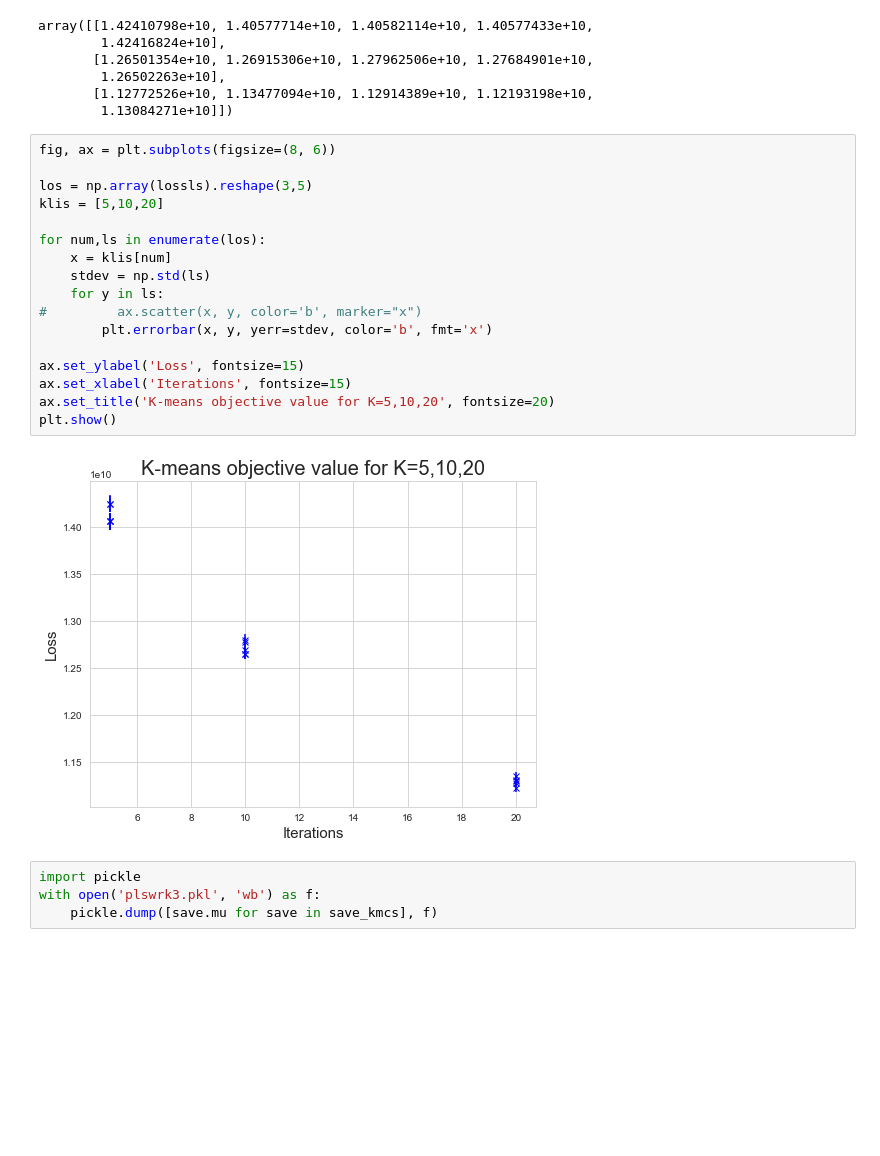
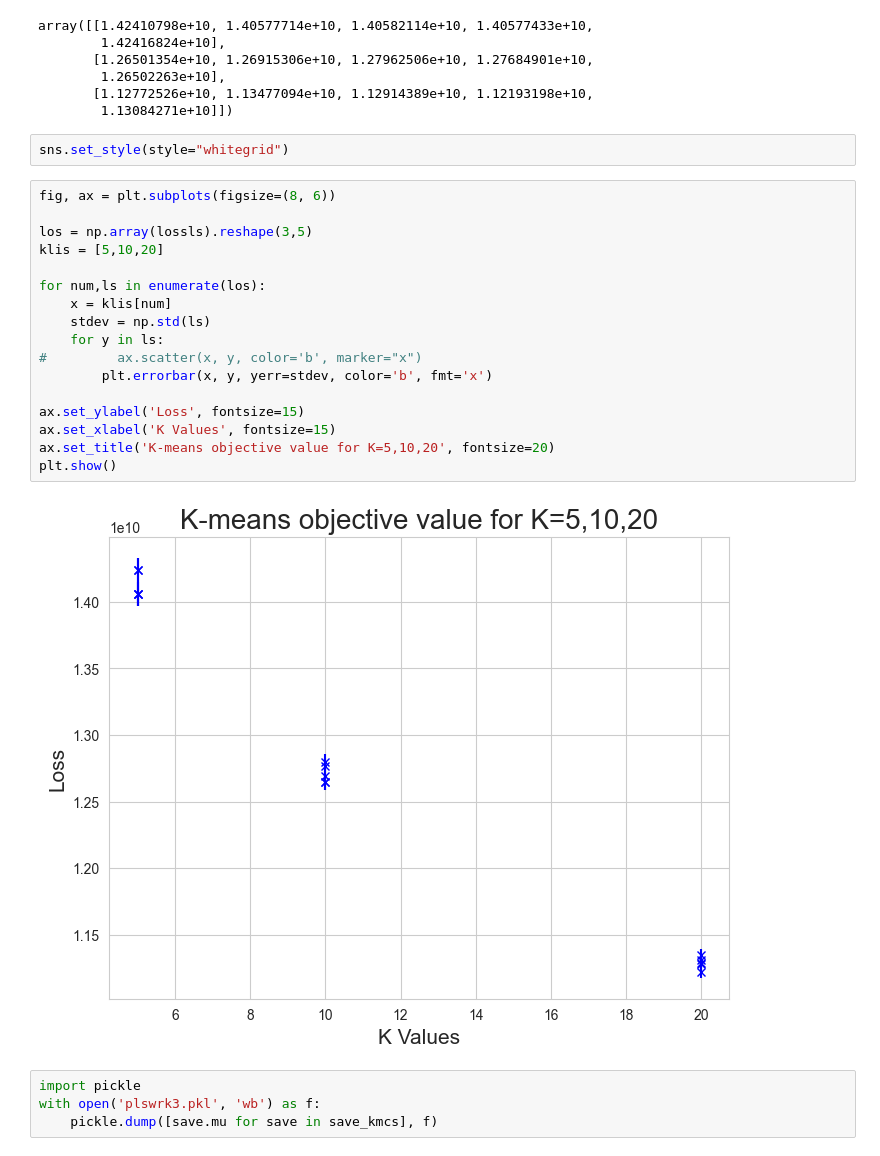
Before and after one commit to Plabrum/cs181-s21-homeworks, a Jupyter notebook: hw4/p1.ipynb, the cells around one changed output. Saved outputs shown, nothing was run; the diff lists cells and outputs as text; blank space fills up the shorter version.

```diff
--- a/hw4/p1.ipynb
+++ b/hw4/p1.ipynb
@@ -197,25 +197,27 @@ array([[1.42410798e+10, 1.40577714e+10, 1.40582114e+10, 1.40577433e+10,
         1.26502263e+10],
        [1.12772526e+10, 1.13477094e+10, 1.12914389e+10, 1.12193198e+10,
         1.13084271e+10]])
+# %%
+sns.set_style(style="whitegrid")
 # %%
 fig, ax = plt.subplots(figsize=(8, 6))
 
 los = np.array(lossls).reshape(3,5)
 klis = [5,10,20]
 
 for num,ls in enumerate(los):
     x = klis[num]
     stdev = np.std(ls)
     for y in ls:
 #         ax.scatter(x, y, color='b', marker="x")
         plt.errorbar(x, y, yerr=stdev, color='b', fmt='x')
 
 ax.set_ylabel('Loss', fontsize=15)
-ax.set_xlabel('Iterations', fontsize=15)
+ax.set_xlabel('K Values', fontsize=15)
 ax.set_title('K-means objective value for K=5,10,20', fontsize=20)
 plt.show()
 # %% [output]
-[figure, old version]
+[figure, new version]
 # %%
 import pickle
 with open('plswrk3.pkl', 'wb') as f:
```
Also changed, not shown: parts of 15 cells of this notebook, 14 other files.
